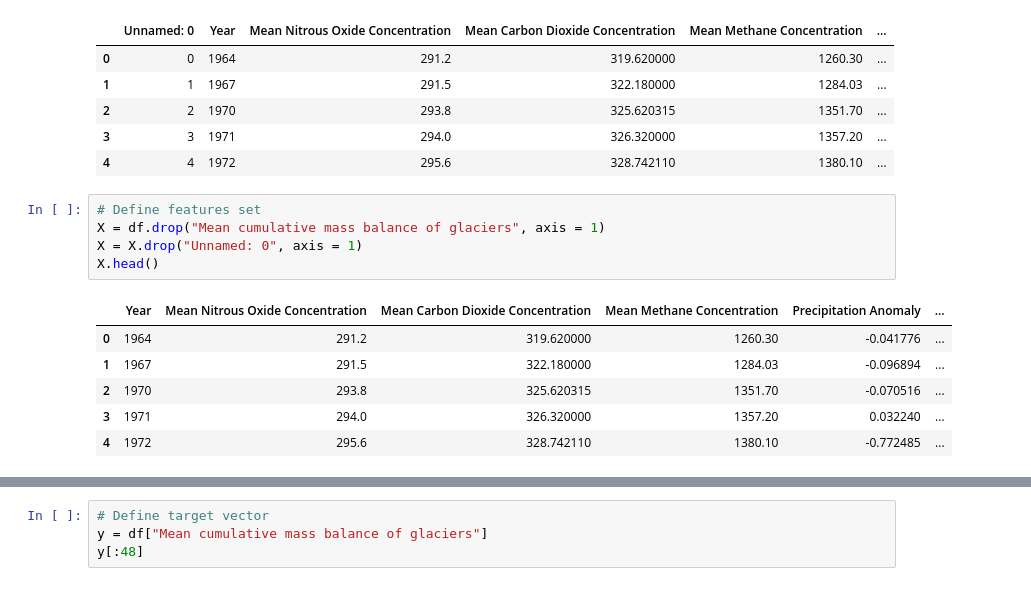
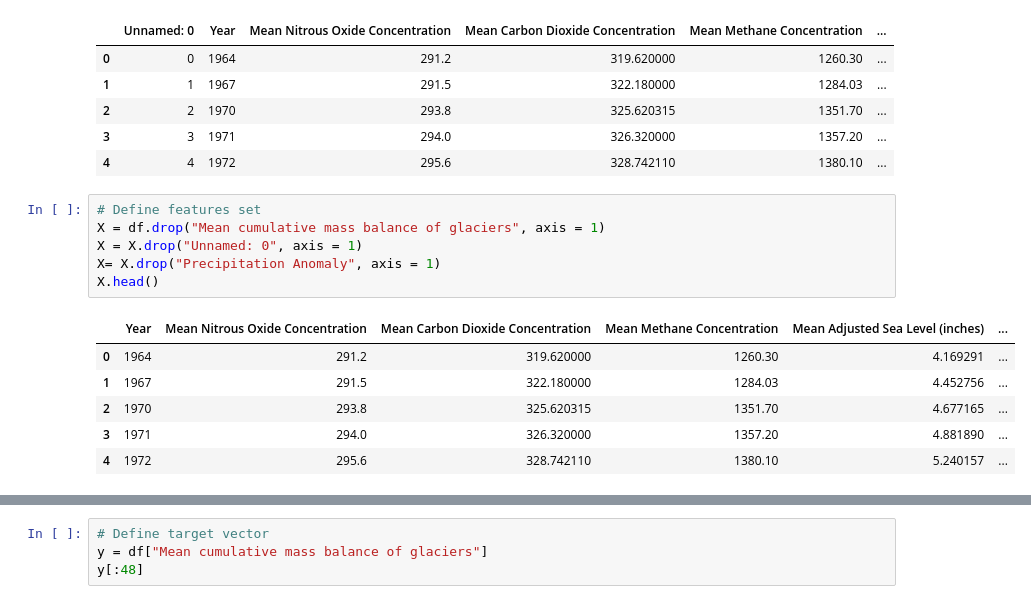
Before and after one commit to Ekenc/Project4, a Jupyter notebook: RandomForestGlaciers.ipynb, the cells around one changed output, grey strips where cells are left out. Saved outputs shown, nothing was run; the diff lists cells and outputs as text.

```diff
--- a/RandomForestGlaciers.ipynb
+++ b/RandomForestGlaciers.ipynb
@@ -23,12 +23,13 @@ df.head()
 # %%
 # Define features set
 X = df.drop("Mean cumulative mass balance of glaciers", axis = 1)
 X = X.drop("Unnamed: 0", axis = 1)
+X= X.drop("Precipitation Anomaly", axis = 1)
 X.head()
 # %% [output]
-|  | Year | Mean Nitrous Oxide Concentration | Mean Carbon Dioxide Concentration | Mean Methane Concentration | Precipitation Anomaly | ... |
-| 0 | 1964 | 291.2 | 319.620000 | 1260.30 | -0.041776 | ... |
-| 1 | 1967 | 291.5 | 322.180000 | 1284.03 | -0.096894 | ... |
-| 2 | 1970 | 293.8 | 325.620315 | 1351.70 | -0.070516 | ... |
-| 3 | 1971 | 294.0 | 326.320000 | 1357.20 | 0.032240 | ... |
-| 4 | 1972 | 295.6 | 328.742110 | 1380.10 | -0.772485 | ... |
+|  | Year | Mean Nitrous Oxide Concentration | Mean Carbon Dioxide Concentration | Mean Methane Concentration | Mean Adjusted Sea Level (inches) | ... |
+| 0 | 1964 | 291.2 | 319.620000 | 1260.30 | 4.169291 | ... |
+| 1 | 1967 | 291.5 | 322.180000 | 1284.03 | 4.452756 | ... |
+| 2 | 1970 | 293.8 | 325.620315 | 1351.70 | 4.677165 | ... |
+| 3 | 1971 | 294.0 | 326.320000 | 1357.20 | 4.881890 | ... |
+| 4 | 1972 | 295.6 | 328.742110 | 1380.10 | 5.240157 | ... |
```
Also changed, not shown: parts of 8 cells of this notebook, 3 other files.
